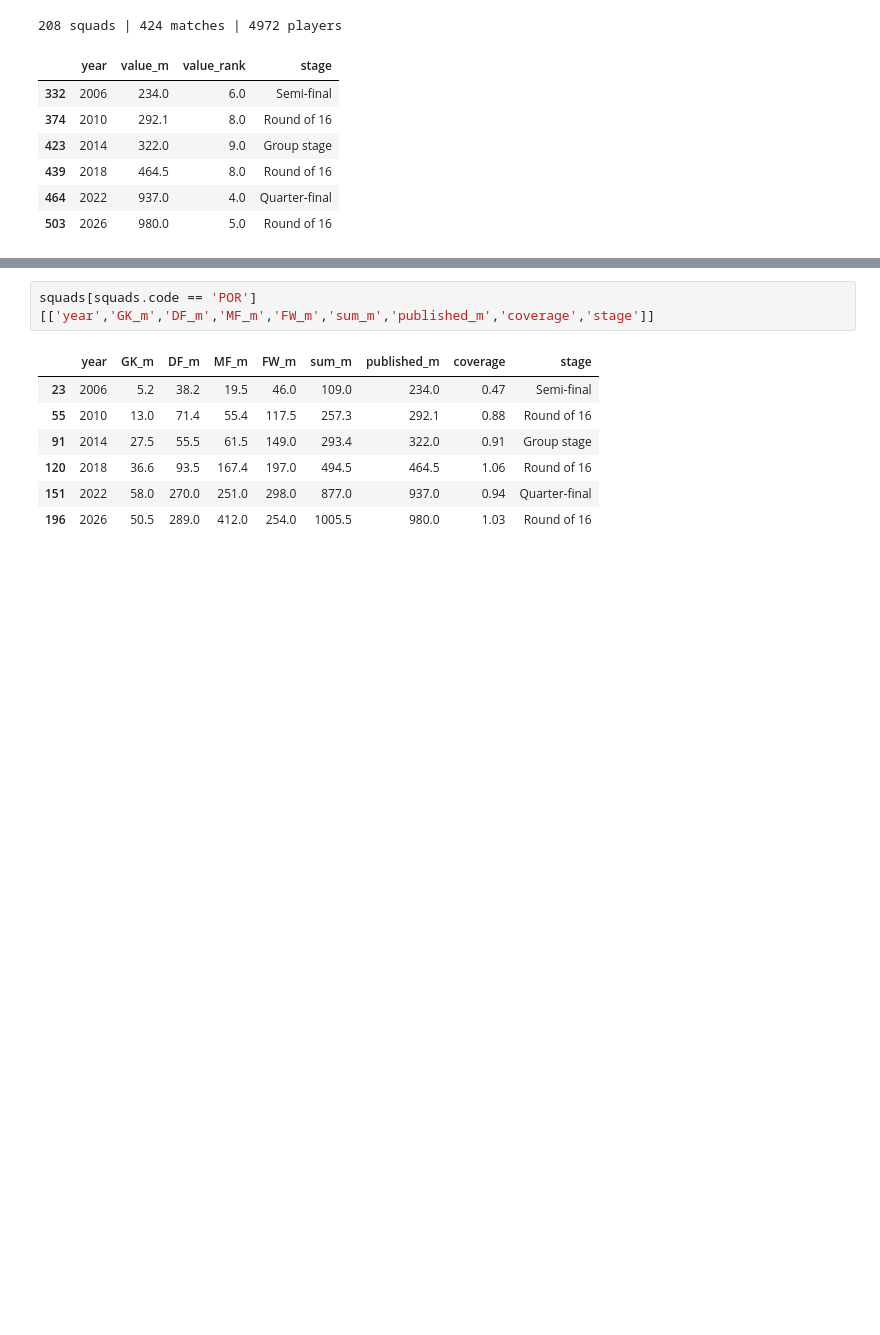
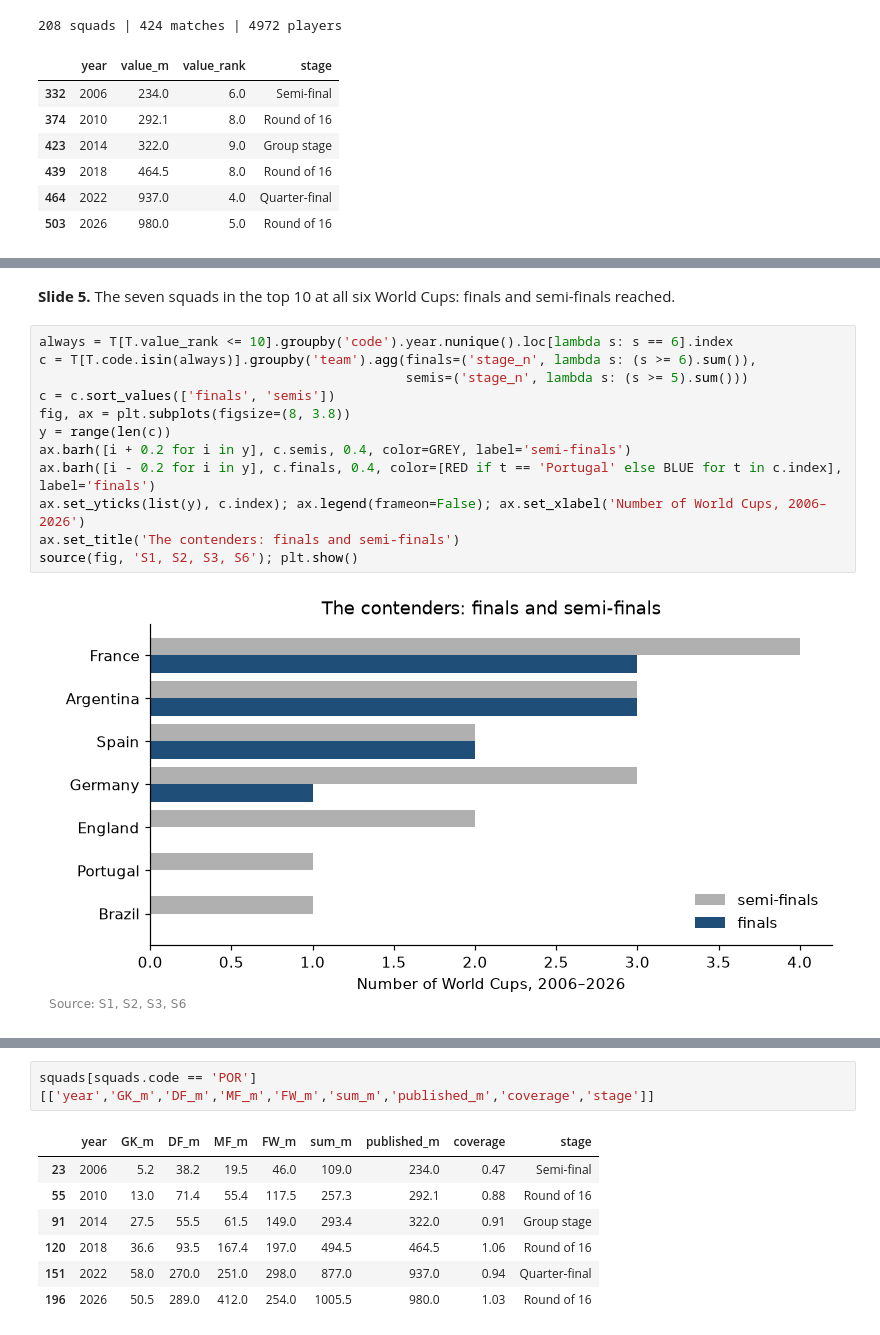
Before and after one commit to freggas/DVBA-Group-Assignment, a Jupyter notebook: price-tag/history/Team14_Analysis.ipynb, the cells around one changed output, grey strips where cells are left out. Cells and saved outputs as stored; diff of their text form; blank space fills up the shorter version.

```diff
--- a/price-tag/history/Team14_Analysis.ipynb
+++ b/price-tag/history/Team14_Analysis.ipynb
@@ -61,0 +216,16 @@ B. WHAT A TOP-10 SQUAD IS (2026)
+# %% [markdown]
+**Slide 5.** The seven squads in the top 10 at all six World Cups: finals and semi-finals reached.
+# %%
+always = T[T.value_rank <= 10].groupby('code').year.nunique().loc[lambda s: s == 6].index
+c = T[T.code.isin(always)].groupby('team').agg(finals=('stage_n', lambda s: (s >= 6).sum()),
+                                               semis=('stage_n', lambda s: (s >= 5).sum()))
+c = c.sort_values(['finals', 'semis'])
+fig, ax = plt.subplots(figsize=(8, 3.8))
+y = range(len(c))
+ax.barh([i + 0.2 for i in y], c.semis, 0.4, color=GREY, label='semi-finals')
+ax.barh([i - 0.2 for i in y], c.finals, 0.4, color=[RED if t == 'Portugal' else BLUE for t in c.index], label='finals')
+ax.set_yticks(list(y), c.index); ax.legend(frameon=False); ax.set_xlabel('Number of World Cups, 2006–2026')
+ax.set_title('The contenders: finals and semi-finals')
+source(fig, 'S1, S2, S3, S6'); plt.show()
+# %% [output]
+[figure, added]
```
Also changed, not shown: parts of 54 cells of this notebook, 6 other files.
